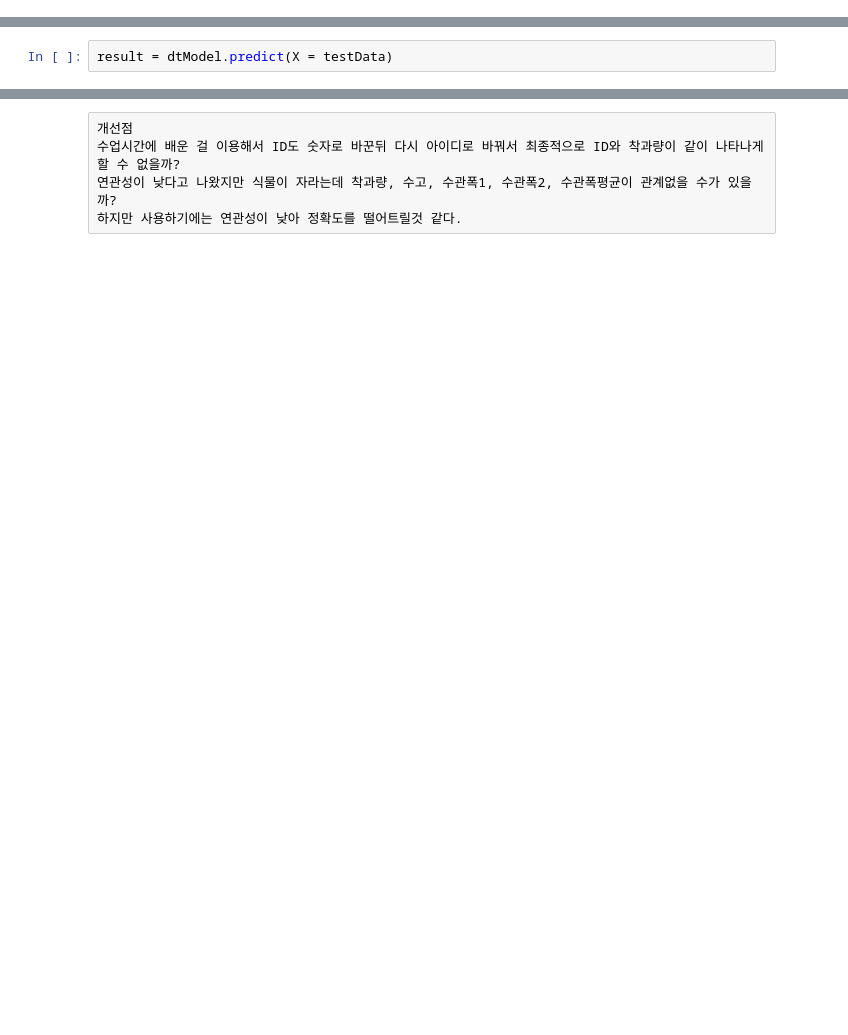
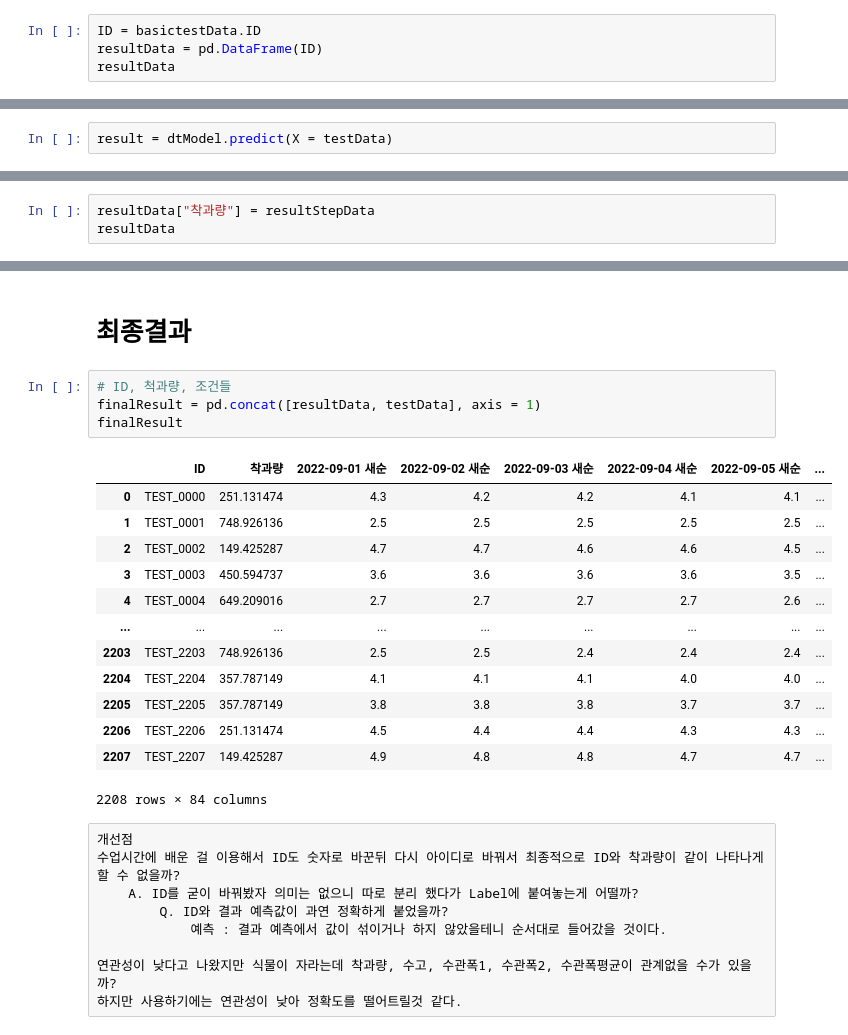
Before and after one commit to GitHayang/python, a Jupyter notebook: 간단한 데이터 예측/척과량 예측3.ipynb, the cells around one changed output, grey strips where cells are left out. Cells and saved outputs as stored; diff of their text form; blank space fills up the shorter version.

```diff
--- a/간단한 데이터 예측/척과량 예측3.ipynb
+++ b/간단한 데이터 예측/척과량 예측3.ipynb
@@ -148,3 +250,7 @@ testData = basictestData.loc[:,features]
 testData.shape
 # %% [output]
 (2208, 82)
+# %%
+ID = basictestData.ID
+resultData = pd.DataFrame(ID)
+resultData
@@ -185 +309,4 @@ resultData
 2208 rows × 1 columns
+# %%
+resultData["착과량"] = resultStepData
+resultData
@@ -186,5 +327,29 @@ resultData
+# %% [markdown]
+# 최종결과
+# %%
+# ID, 척과량, 조건들
+finalResult = pd.concat([resultData, testData], axis = 1)
+finalResult
+# %% [output]
+|  | ID | 착과량 | 2022-09-01 새순 | 2022-09-02 새순 | 2022-09-03 새순 | 2022-09-04 새순 | 2022-09-05 새순 | ... |
+| 0 | TEST_0000 | 251.131474 | 4.3 | 4.2 | 4.2 | 4.1 | 4.1 | ... |
+| 1 | TEST_0001 | 748.926136 | 2.5 | 2.5 | 2.5 | 2.5 | 2.5 | ... |
+| 2 | TEST_0002 | 149.425287 | 4.7 | 4.7 | 4.6 | 4.6 | 4.5 | ... |
+| 3 | TEST_0003 | 450.594737 | 3.6 | 3.6 | 3.6 | 3.6 | 3.5 | ... |
+| 4 | TEST_0004 | 649.209016 | 2.7 | 2.7 | 2.7 | 2.7 | 2.6 | ... |
+| ... | ... | ... | ... | ... | ... | ... | ... | ... |
+| 2203 | TEST_2203 | 748.926136 | 2.5 | 2.5 | 2.4 | 2.4 | 2.4 | ... |
+| 2204 | TEST_2204 | 357.787149 | 4.1 | 4.1 | 4.1 | 4.0 | 4.0 | ... |
+| 2205 | TEST_2205 | 357.787149 | 3.8 | 3.8 | 3.8 | 3.7 | 3.7 | ... |
+| 2206 | TEST_2206 | 251.131474 | 4.5 | 4.4 | 4.4 | 4.3 | 4.3 | ... |
+| 2207 | TEST_2207 | 149.425287 | 4.9 | 4.8 | 4.8 | 4.7 | 4.7 | ... |
+2208 rows × 84 columns
 # %% [raw]
 개선점
 수업시간에 배운 걸 이용해서 ID도 숫자로 바꾼뒤 다시 아이디로 바꿔서 최종적으로 ID와 착과량이 같이 나타나게 할 수 없을까?
+    A. ID를 굳이 바꿔봤자 의미는 없으니 따로 분리 했다가 Label에 붙여놓는게 어떨까?
+        Q. ID와 결과 예측값이 과연 정확하게 붙었을까?
+            예측 : 결과 예측에서 값이 섞이거나 하지 않았을테니 순서대로 들어갔을 것이다.
+
 연관성이 낮다고 나왔지만 식물이 자라는데 착과량, 수고, 수관폭1, 수관폭2, 수관폭평균이 관계없을 수가 있을까?
 하지만 사용하기에는 연관성이 낮아 정확도를 떨어트릴것 같다.
```
Also changed, not shown: parts of 39 cells of this notebook.
